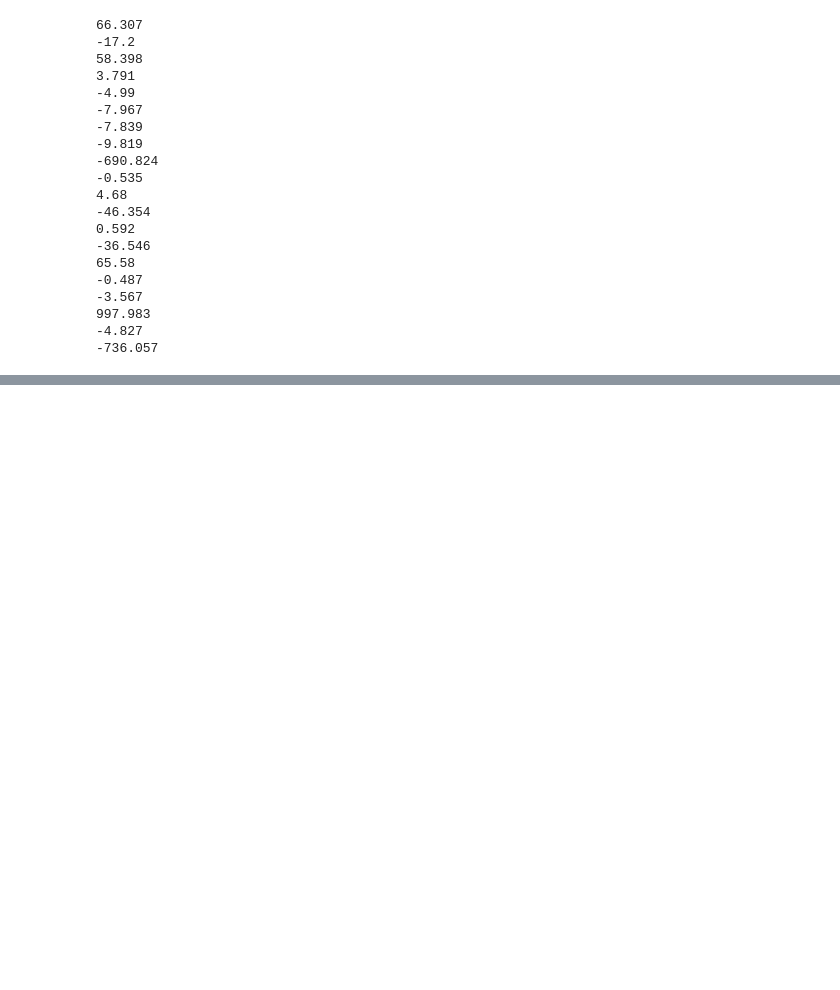
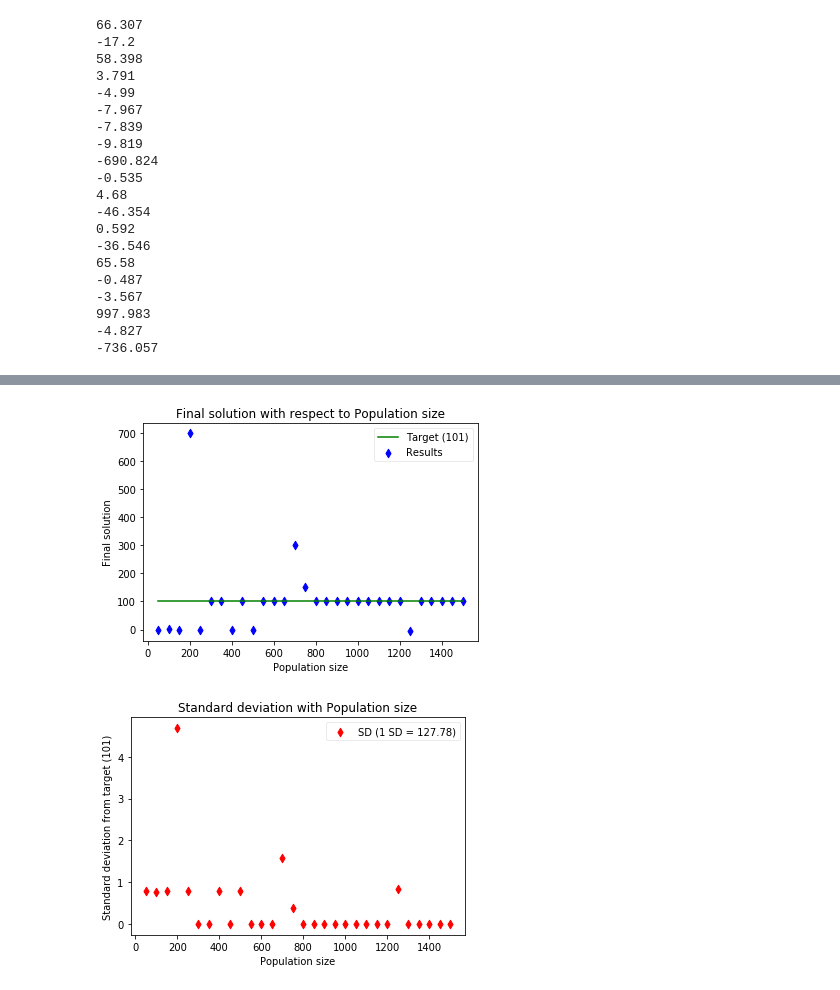
Before and after one commit to DTopping256/OT, a Jupyter notebook: problem1/geneticAlgorithms/geneticAlgorithm.ipynb, the cells around one changed output, grey strips where cells are left out. Saved outputs shown, nothing was run; the diff lists cells and outputs as text; code cells hidden in the pictures; blank space fills up the shorter version.

```diff
--- a/problem1/geneticAlgorithms/geneticAlgorithm.ipynb
+++ b/problem1/geneticAlgorithms/geneticAlgorithm.ipynb
@@ -258,0 +348,12 @@ Post culling pop overflow size:  1000
+# %%
+# Batch testing with population size
+pop_size_results = []
+for ps in range(30):
+    pop_size = 50*(ps+1)
+    result = genetic_algorithm(pop_size, EPOCHS, FITNESS_UPPER_BOUND, selection_func, CROSS_OVER_AMOUNT, MUTATION_CHANCE, SIGN_CHANGE_CHANCE)
+    pop_size_results.append({"x": pop_size, "y": result[1]})
+
+plot_2d_batch_accuracy("Final solution", "Population size", 101, pop_size_results)
+# %% [output]
+[figure, added]
+[figure, added]
```
Also changed, not shown: parts of 18 cells of this notebook.
